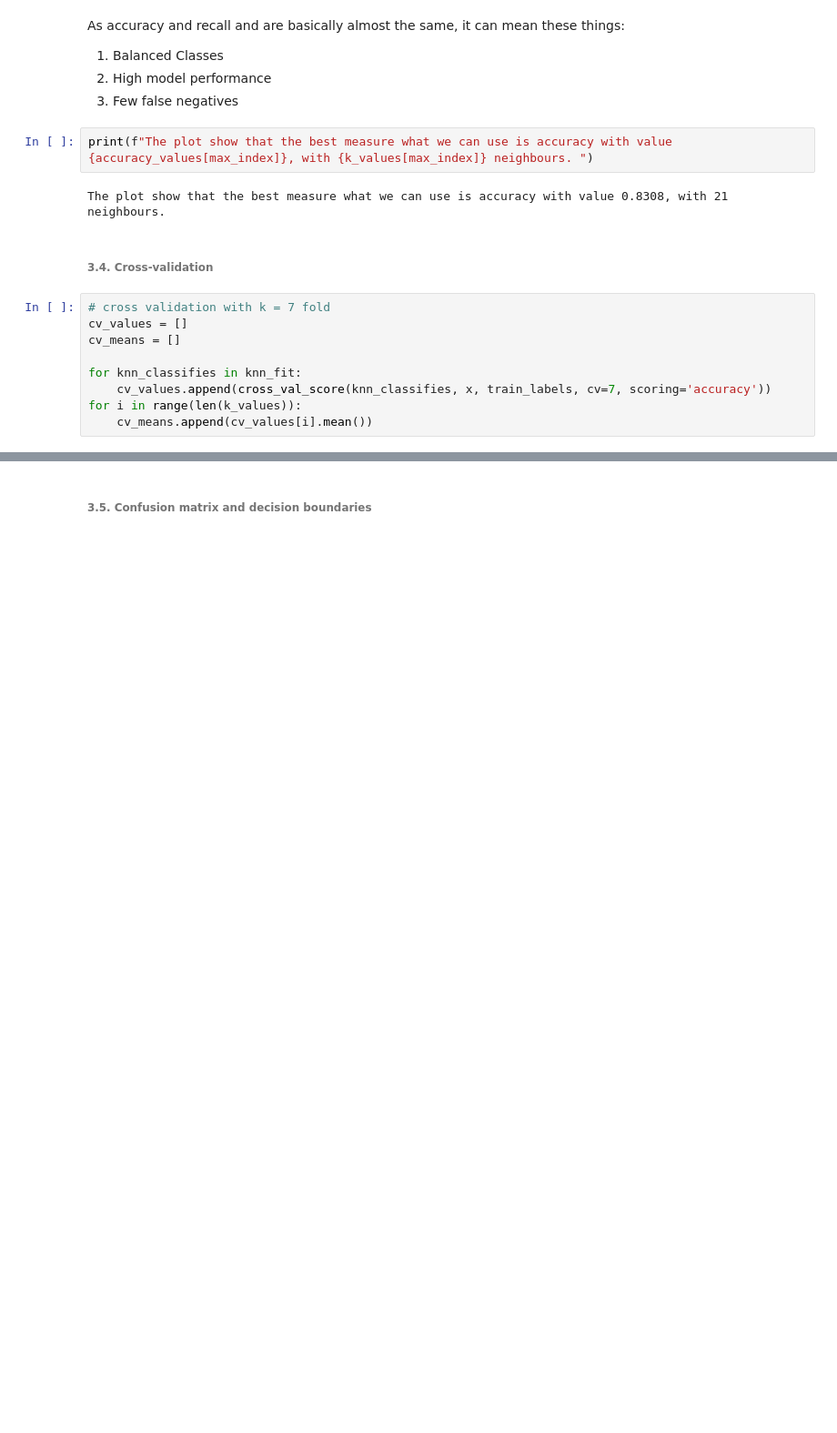
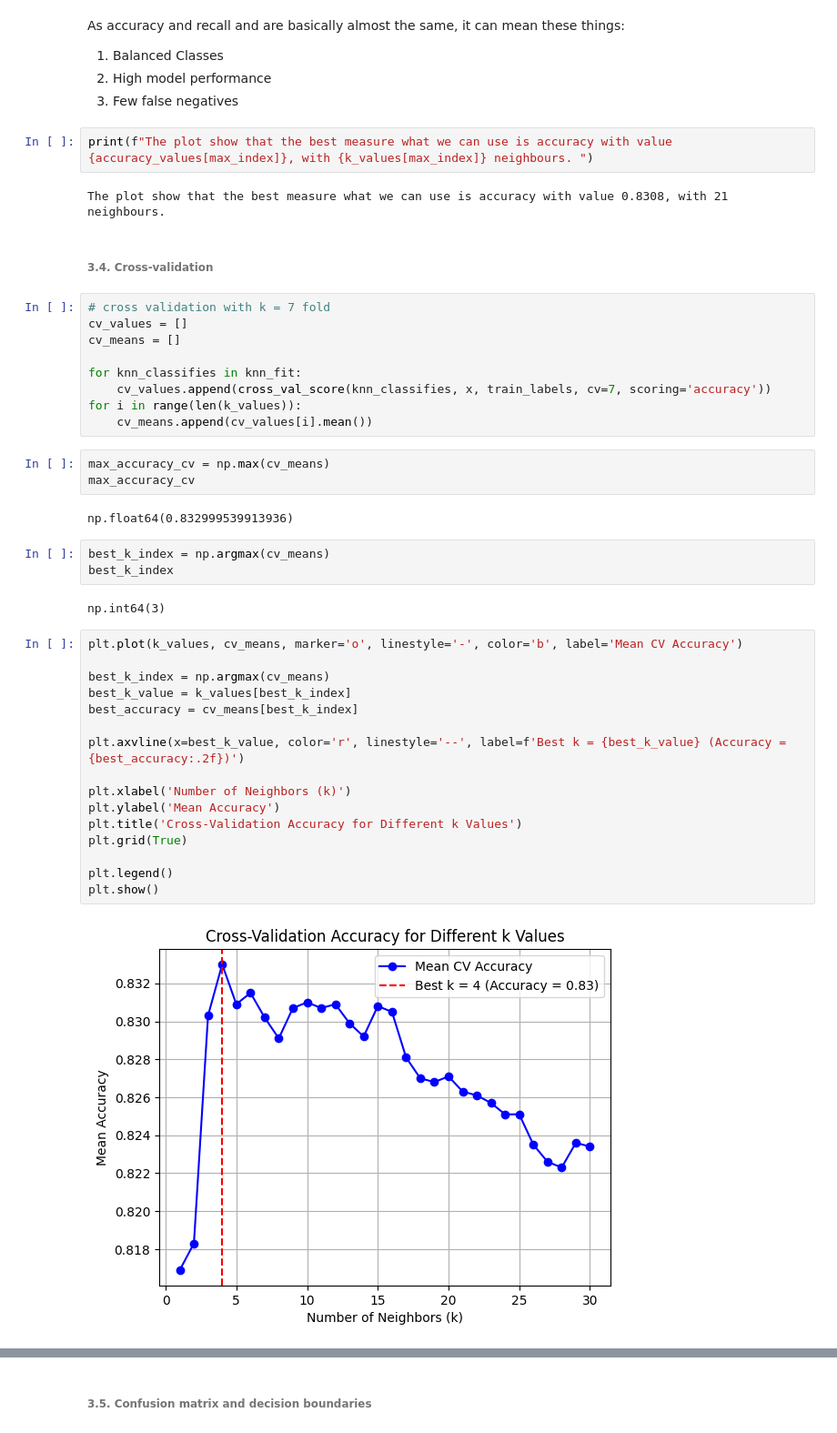
Before and after one commit to versroot/MLproject2024, a Jupyter notebook: 5_knn_and_cnn_calssification.ipynb, the cells around one changed output, grey strips where cells are left out. Shown at 91% size. Drawn from its saved outputs; the diff is of its cells as text; blank space fills up the shorter version.

```diff
--- a/5_knn_and_cnn_calssification.ipynb
+++ b/5_knn_and_cnn_calssification.ipynb
@@ -224,4 +211,32 @@ for knn_classifies in knn_fit:
     cv_values.append(cross_val_score(knn_classifies, x, train_labels, cv=7, scoring='accuracy'))
 for i in range(len(k_values)):
     cv_means.append(cv_values[i].mean())
+# %%
+max_accuracy_cv = np.max(cv_means)
+max_accuracy_cv
+# %% [output]
+np.float64(0.832999539913936)
+# %%
+best_k_index = np.argmax(cv_means)
+best_k_index
+# %% [output]
+np.int64(3)
+# %%
+plt.plot(k_values, cv_means, marker='o', linestyle='-', color='b', label='Mean CV Accuracy')
+
+best_k_index = np.argmax(cv_means)
+best_k_value = k_values[best_k_index]
+best_accuracy = cv_means[best_k_index]
+
+plt.axvline(x=best_k_value, color='r', linestyle='--', label=f'Best k = {best_k_value} (Accuracy = {best_accuracy:.2f})')
+
+plt.xlabel('Number of Neighbors (k)')
+plt.ylabel('Mean Accuracy')
+plt.title('Cross-Validation Accuracy for Different k Values')
+plt.grid(True)
+
+plt.legend()
+plt.show()
+# %% [output]
+[figure, added]
 # %%
```
Also changed, not shown: parts of 23 cells of this notebook, 1 other file.
